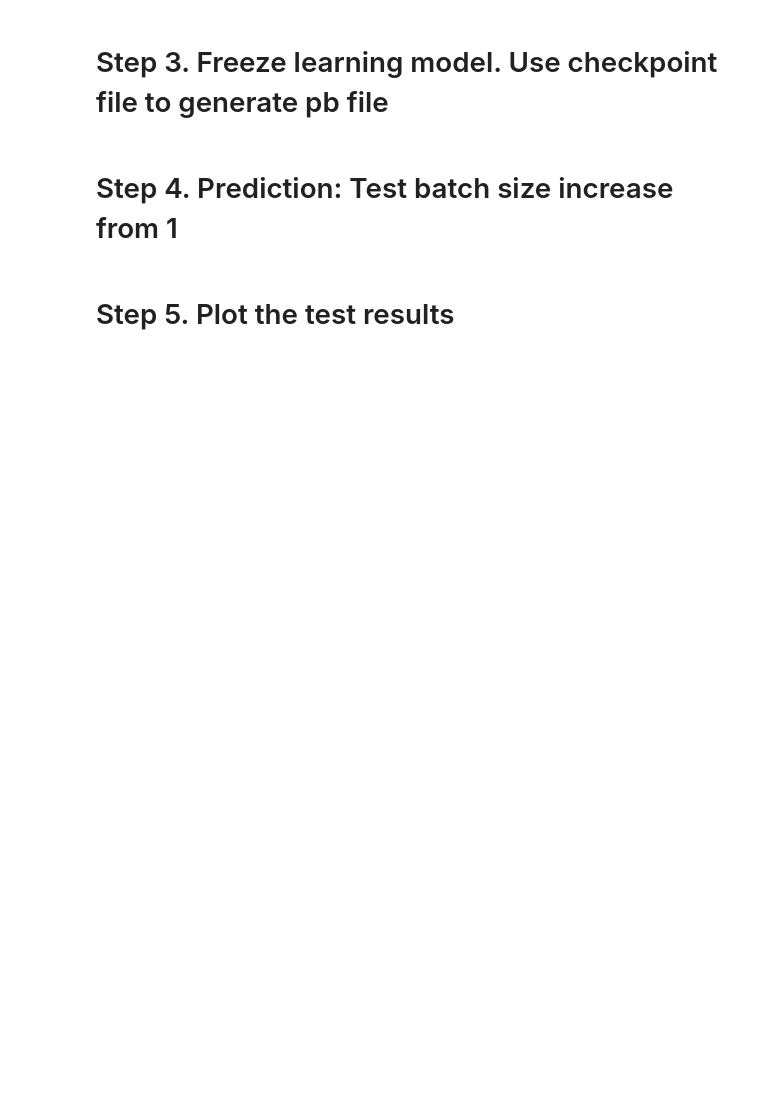
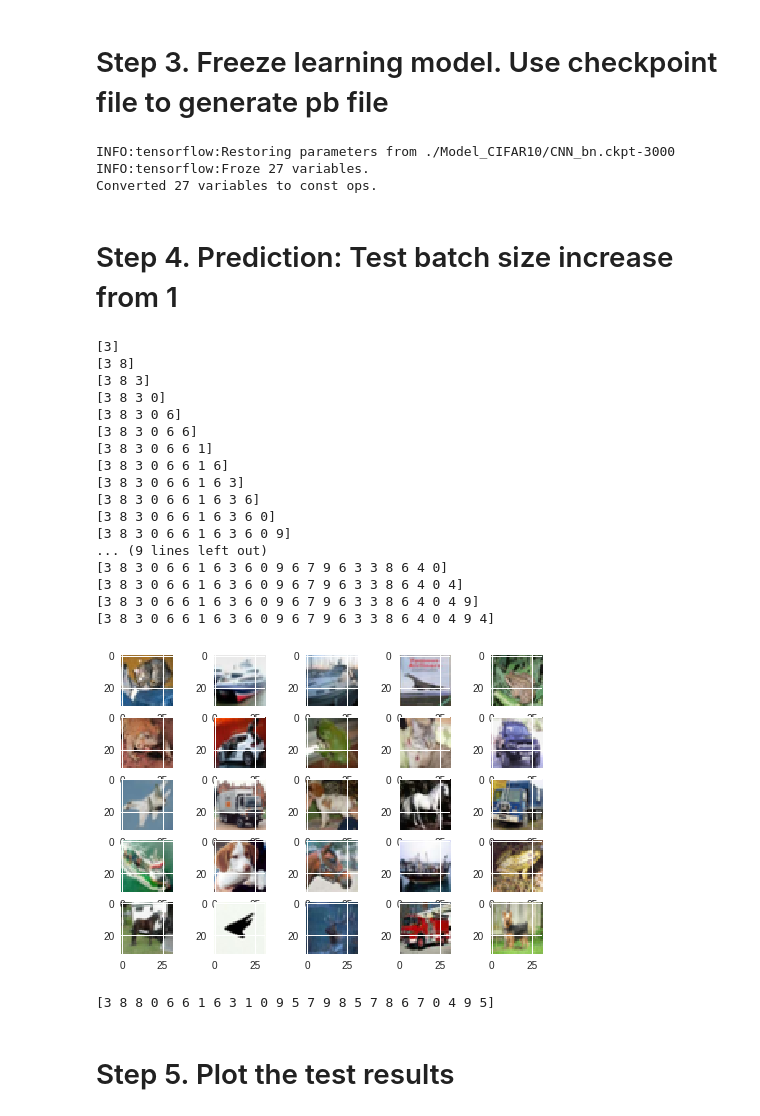
Before and after one commit to oceancjc/Face-Recognition, a Jupyter notebook: cifar10_cnn5_bn.ipynb, the cells around one changed output. Cells and saved outputs as stored; diff of their text form; code cells hidden in the pictures; blank space fills up the shorter version.

```diff
--- a/cifar10_cnn5_bn.ipynb
+++ b/cifar10_cnn5_bn.ipynb
@@ -95,10 +116,10 @@ def next_batch(x,y,batch_size):
         return x[item:item+batch_size,:],y[item:item+batch_size,:]
 
 permutation = np.random.permutation(img_train.shape[0])
-shuffled_img = img_train[permutation, :]
+shuffled_img = img_train_float[permutation, :]
 shuffled_labels = label_train[permutation, :]
 
-print(img_train.shape, label_train.shape,img_train.dtype,label_train.dtype)
+print(shuffled_img.shape, shuffled_labels.shape,img_train.dtype,label_train.dtype)
 print(img_test.shape, label_test.shape)
 # %% [output]
 (50000, 32, 32, 3) (50000, 10) uint8 float32
@@ -133,8 +154,12 @@ def hidden_cnn_layer(X, sizeOutput,kernal, stride, activation = 'sigmoid',bn_ena
     return A
 
 
+def hidden_maxpool_layer(X,pool_size,strides,padding='SAME'):
+    return tf.layers.max_pooling2d(X,pool_size,strides,padding)
+
+
 def hidden_fc_layer(X,sizeOutput,activation = '',bn_enable = False,iftraining = True):
-    W = tf.Variable(tf.truncated_normal([int(X.shape[-1]), sizeOutput], stddev=0.1))
+    W = tf.Variable(tf.truncated_normal([int(X.shape[-1]), sizeOutput], stddev=0.01))
     if bn_enable == False:
         B = tf.Variable(tf.zeros(sizeOutput))   #Not necessary in bn as offset exists
         Y = tf.matmul(X,W) + B
@@ -148,9 +173,11 @@ def hidden_fc_layer(X,sizeOutput,activation = '',bn_enable = False,iftraining =
 
     return A
 
-A1 = hidden_cnn_layer(X, sizeOutput=24, kernal=5, stride=1, activation ='relu', bn_enable=True, iftraining = iftraining)
-A2 = hidden_cnn_layer(A1,sizeOutput=48, kernal=5, stride=2, activation ='relu', bn_enable=True, iftraining = iftraining)
-A3 = hidden_cnn_layer(A2,sizeOutput=64, kernal=5, stride=2, activation ='relu', bn_enable=True, iftraining = iftraining)
+A1 = hidden_cnn_layer(X, sizeOutput=64, kernal=5, stride=1, activation ='relu', bn_enable=True, iftraining = iftraining)
+A1_pool = hidden_maxpool_layer(A1,pool_size=[2, 2], strides=2)
+A2 = hidden_cnn_layer(A1_pool,sizeOutput=128, kernal=5, stride=2, activation ='relu', bn_enable=True, iftraining = iftraining)
+A2_pool = hidden_maxpool_layer(A2,pool_size=[2, 2], strides=2)
+A3 = hidden_cnn_layer(A2_pool,sizeOutput=128, kernal=5, stride=2, activation ='relu', bn_enable=True, iftraining = iftraining)
 
 size = 1
 for i in range(1,len(A3.shape)):     size*= int(A3.shape[i])
@@ -158,8 +185,9 @@ print(size)
 A3_reshape = tf.reshape(A3,[-1,size])
 print(A3_reshape.shape)
 print(A3.shape)
-A4 = hidden_fc_layer(A3_reshape,sizeOutput = 200,activation ='relu', bn_enable=True, iftraining = iftraining)
-Y_linear = hidden_fc_layer(A4,sizeOutput = 10)
+A4 = hidden_fc_layer(A3_reshape,sizeOutput = 1024,activation ='relu', bn_enable=True, iftraining = iftraining)
+A5 = hidden_fc_layer(A4,sizeOutput = 256,activation ='relu', bn_enable=True, iftraining = iftraining)
+Y_linear = hidden_fc_layer(A5,sizeOutput = 10)
 Y_predict       = tf.nn.softmax(Y_linear,name = 'Y_predict')
 
 
@@ -178,25 +213,27 @@ with tf.control_dependencies(update_ops):
 sess = tf.InteractiveSession()
 tf.global_variables_initializer().run()
 
-max_learning_rate = 0.015
+max_learning_rate = 0.1
 min_learning_rate = 0.001
-decay_speed = 1000.0
+decay_speed = 3000.0
 
 import time
 time_start=time.time()    #1970.1.1开始到现在的秒数
 
 saver = tf.train.Saver()
-for _ in range(1000+1):
-    batch_xs, batch_ys = next_batch(img_train,label_train,100)
+for _ in range(3000+1):
+    batch_xs, batch_ys = next_batch(shuffled_img,shuffled_labels,200)
     learning_rate = min_learning_rate + (max_learning_rate - min_learning_rate) * np.exp(-_/decay_speed)
     sess.run(train_step, feed_dict={X: batch_xs, Y_LABEL: batch_ys, lr: learning_rate, iftraining: True})
 
     if _%100 == 0:
         correct_prediction = tf.equal(tf.argmax(Y_linear, 1), tf.argmax(Y_LABEL, 1))
         accuracy = tf.reduce_mean(tf.cast(correct_prediction, tf.float32))
-        print(_, sess.run(accuracy, feed_dict={X: img_test, Y_LABEL: label_test, iftraining: True}))
+        print(_, sess.run(accuracy, feed_dict={X: img_test_float, Y_LABEL: label_test, iftraining: True}))
         saver.save(sess, "./Model_CIFAR10/CNN_bn.ckpt",global_step= _ )
 
 time_end=time.time()
 print('totally cost (s)',time_end-time_start)
+
+sess.close()
 # %% [output]
@@ -212,10 +264,10 @@ with tf.Session() as sess:
     sess.run(tf.global_variables_initializer())
 
     #获取最新的checkpoint，其实就是解析了checkpoint文件
-    latest_ckpt = tf.train.latest_checkpoint("./Model_Minst")
+    latest_ckpt = tf.train.latest_checkpoint("./Model_CIFAR10")
 
     #加载图
-    restore_saver = tf.train.import_meta_graph('./Model_Minst/CNN_bn.ckpt-1000.meta')
+    restore_saver = tf.train.import_meta_graph('./Model_CIFAR10/CNN_bn.ckpt-3000.meta')
 
     #恢复图，即将weights等参数加入图对应位置中
     restore_saver.restore(sess, latest_ckpt)
@@ -225,6 +277,10 @@ with tf.Session() as sess:
         sess, sess.graph_def , ["Y_predict"])
     #将新的图保存到"/pretrained/graph.pb"文件中
     tf.train.write_graph(output_graph_def, 'pretrained', "graph.pb", as_text=False)
+# %% [output]
+INFO:tensorflow:Restoring parameters from ./Model_CIFAR10/CNN_bn.ckpt-3000
+INFO:tensorflow:Froze 27 variables.
+Converted 27 variables to const ops.
 # %% [markdown]
 # Step 4. Prediction: Test batch size increase from 1
 # %%
@@ -232,35 +288,57 @@ import numpy as np
 import tensorflow as tf
 
 
 def recognize(img_input, pb_file_path):
     with tf.Graph().as_default():
         output_graph_def = tf.GraphDef()
 
         with open(pb_file_path, "rb") as f:
             output_graph_def.ParseFromString(f.read())
             _ = tf.import_graph_def(output_graph_def, name="")
 
         with tf.Session() as sess:
             init = tf.global_variables_initializer()
             sess.run(init)
 
             input_x = sess.graph.get_tensor_by_name("Input:0")
             # print input_x
             mode = sess.graph.get_tensor_by_name('Mode:0')
             out_softmax = sess.graph.get_tensor_by_name("Y_predict:0")
 
             img_try = img_input
             test_input = np.float32(img_try)
             img_out_softmax = sess.run(out_softmax, feed_dict={input_x:test_input,mode: False})
             prediction_labels = np.argmax(img_out_softmax, axis=1)
             return prediction_labels
 
 
 start = 0
 for i in range(1,26):
-    r = recognize(mnist.test.images[start:start+i], "./pretrained/graph.pb")
+    r = recognize(img_test_float[start:start+i], "./pretrained/graph.pb")
     print(r)
-    #print(listmapping(r,TV_LOGO_s))
+
+show_img(img_test[start:start+25],25)
+print(np.argmax(label_test[start:start+25],axis = 1) )
+# %% [output]
+[3]
+[3 8]
+[3 8 3]
+[3 8 3 0]
+[3 8 3 0 6]
+[3 8 3 0 6 6]
+[3 8 3 0 6 6 1]
+[3 8 3 0 6 6 1 6]
+[3 8 3 0 6 6 1 6 3]
+[3 8 3 0 6 6 1 6 3 6]
+[3 8 3 0 6 6 1 6 3 6 0]
+[3 8 3 0 6 6 1 6 3 6 0 9]
+... (9 lines left out)
+[3 8 3 0 6 6 1 6 3 6 0 9 6 7 9 6 3 3 8 6 4 0]
+[3 8 3 0 6 6 1 6 3 6 0 9 6 7 9 6 3 3 8 6 4 0 4]
+[3 8 3 0 6 6 1 6 3 6 0 9 6 7 9 6 3 3 8 6 4 0 4 9]
+[3 8 3 0 6 6 1 6 3 6 0 9 6 7 9 6 3 3 8 6 4 0 4 9 4]
+[figure, added]
+[3 8 8 0 6 6 1 6 3 1 0 9 5 7 9 8 5 7 8 6 7 0 4 9 5]
 # %% [markdown]
 # Step 5. Plot the test results
 # %%
```
Also changed, not shown: parts of 9 cells of this notebook.
